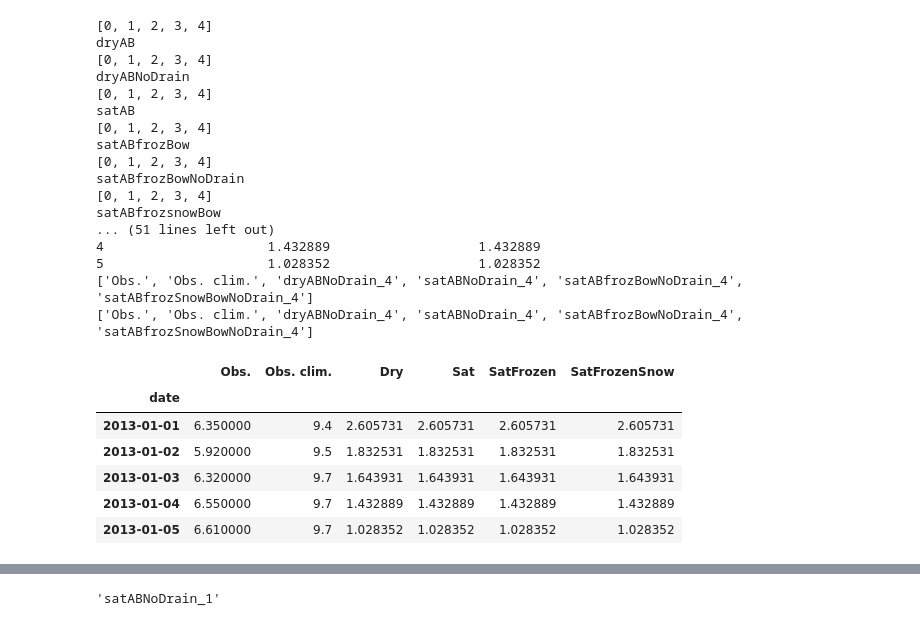
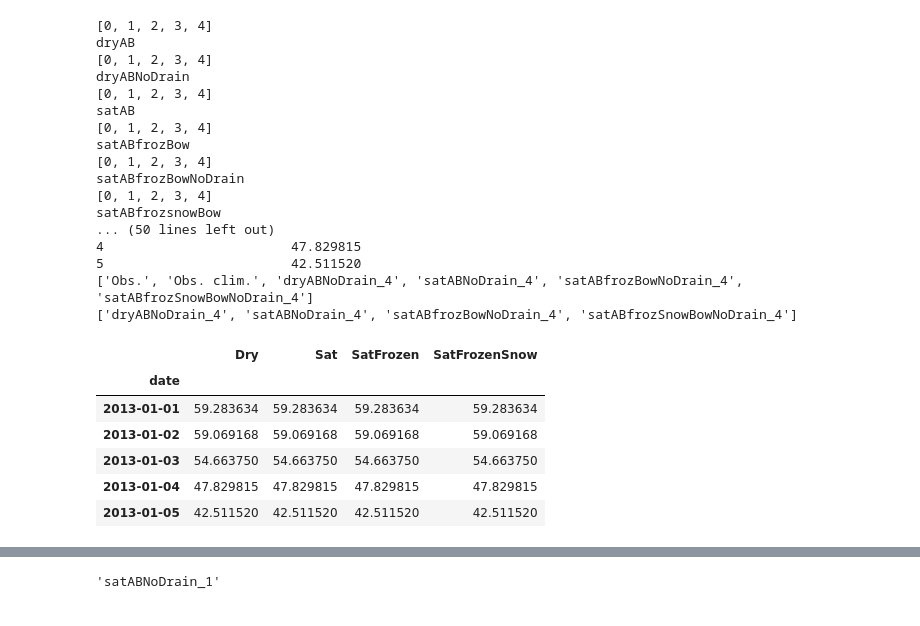
Before and after one commit to guziy/PyNotebooks, a Jupyter notebook: data_for_sasha_1_year/plot_hydrographs.ipynb, the cells around one changed output, grey strips where cells are left out. Cells and saved outputs as stored; diff of their text form; code cells hidden in the pictures.

```diff
--- a/data_for_sasha_1_year/plot_hydrographs.ipynb
+++ b/data_for_sasha_1_year/plot_hydrographs.ipynb
@@ -50,7 +50,7 @@ def apply_plot_params(font_size=20, width_pt=1000, aspect_ratio=1, height_cm=Non
 # get data
 #data_dir = "/home/san/CNRCWP/Calgary_flood/data_for_sasha_1_year_new"
 #data_dir = "/Users/huziy/CNRCWP/Floods/data_for_sasha_1_year_new"
-data_dir = "/Users/huziy/CNRCWP/Floods/Banff"
+data_dir = "/Users/huziy/CNRCWP/Floods/Calgary"
 
 title = os.path.basename(data_dir)
 
@@ -147,7 +147,6 @@ print(data_yearly.columns)
 
 data_yearly.columns = [ "Obs." if c.endswith("1") else c for c in data_yearly.columns]
 
-print(len(data_yearly["Obs."]))
 
 print(data_yearly.columns)
 
@@ -186,44 +185,44 @@ data_yearly = data_yearly[new_order]
 
 print(new_order)
 
 
 data_yearly.columns = [id_to_label.get(c, c) for c in data_yearly.columns]
 data_yearly.columns = [c if not c.endswith("_4") else c[:-2] for c in data_yearly.columns]
 
 # select only nodrain sims
 data_yearly = data_yearly[list(data_yearly.columns[:2]) + [c for c in data_yearly.columns[2:] if "nodrain" in c.lower()]]
 
 
 data_yearly.columns = [c.replace("NoDrain", "").replace("AB", "").replace("froz", "Frozen").replace("sat", "Sat").replace("dry", "Dry").replace("Bow", "") for c in data_yearly.columns]
 
 
 
 data_yearly.head()
 # %% [output]
 [0, 1, 2, 3, 4]
 dryAB
 [0, 1, 2, 3, 4]
 dryABNoDrain
 [0, 1, 2, 3, 4]
 satAB
 [0, 1, 2, 3, 4]
 satABfrozBow
 [0, 1, 2, 3, 4]
 satABfrozBowNoDrain
 [0, 1, 2, 3, 4]
 satABfrozsnowBow
-... (51 lines left out)
-4                     1.432889                   1.432889
-5                     1.028352                   1.028352
+... (50 lines left out)
+4                        47.829815
+5                        42.511520
 ['Obs.', 'Obs. clim.', 'dryABNoDrain_4', 'satABNoDrain_4', 'satABfrozBowNoDrain_4', 'satABfrozSnowBowNoDrain_4']
-['Obs.', 'Obs. clim.', 'dryABNoDrain_4', 'satABNoDrain_4', 'satABfrozBowNoDrain_4', 'satABfrozSnowBowNoDrain_4']
+['dryABNoDrain_4', 'satABNoDrain_4', 'satABfrozBowNoDrain_4', 'satABfrozSnowBowNoDrain_4']
-|  | Obs. | Obs. clim. | Dry | Sat | SatFrozen | SatFrozenSnow |
-| date |  |  |  |  |  |  |
-| 2013-01-01 | 6.350000 | 9.4 | 2.605731 | 2.605731 | 2.605731 | 2.605731 |
-| 2013-01-02 | 5.920000 | 9.5 | 1.832531 | 1.832531 | 1.832531 | 1.832531 |
-| 2013-01-03 | 6.320000 | 9.7 | 1.643931 | 1.643931 | 1.643931 | 1.643931 |
-| 2013-01-04 | 6.550000 | 9.7 | 1.432889 | 1.432889 | 1.432889 | 1.432889 |
-| 2013-01-05 | 6.610000 | 9.7 | 1.028352 | 1.028352 | 1.028352 | 1.028352 |
+|  | Dry | Sat | SatFrozen | SatFrozenSnow |
+| date |  |  |  |  |
+| 2013-01-01 | 59.283634 | 59.283634 | 59.283634 | 59.283634 |
+| 2013-01-02 | 59.069168 | 59.069168 | 59.069168 | 59.069168 |
+| 2013-01-03 | 54.663750 | 54.663750 | 54.663750 | 54.663750 |
+| 2013-01-04 | 47.829815 | 47.829815 | 47.829815 | 47.829815 |
+| 2013-01-05 | 42.511520 | 42.511520 | 42.511520 | 42.511520 |
 # %%
 print(data_yearly.shape)
 #type(clim_std)
```
Also changed, not shown: parts of 3 cells of this notebook.
